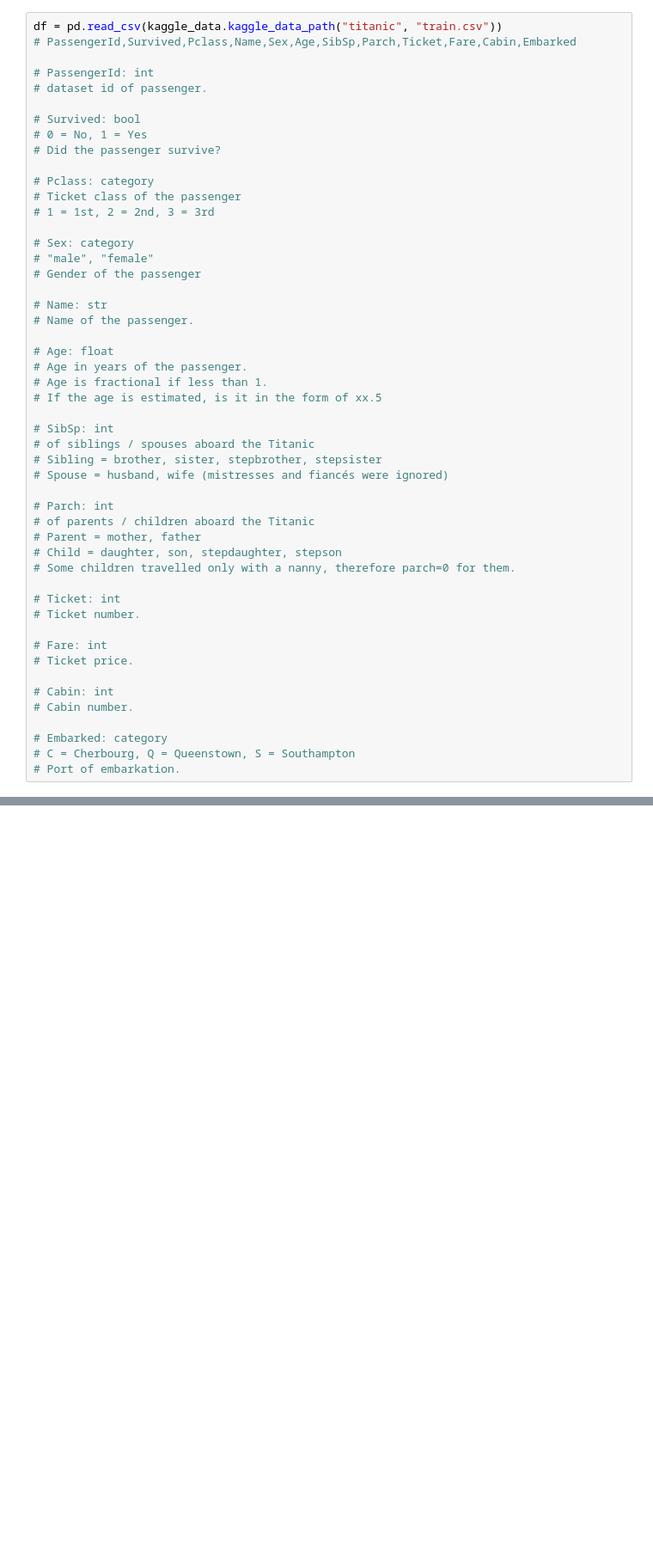
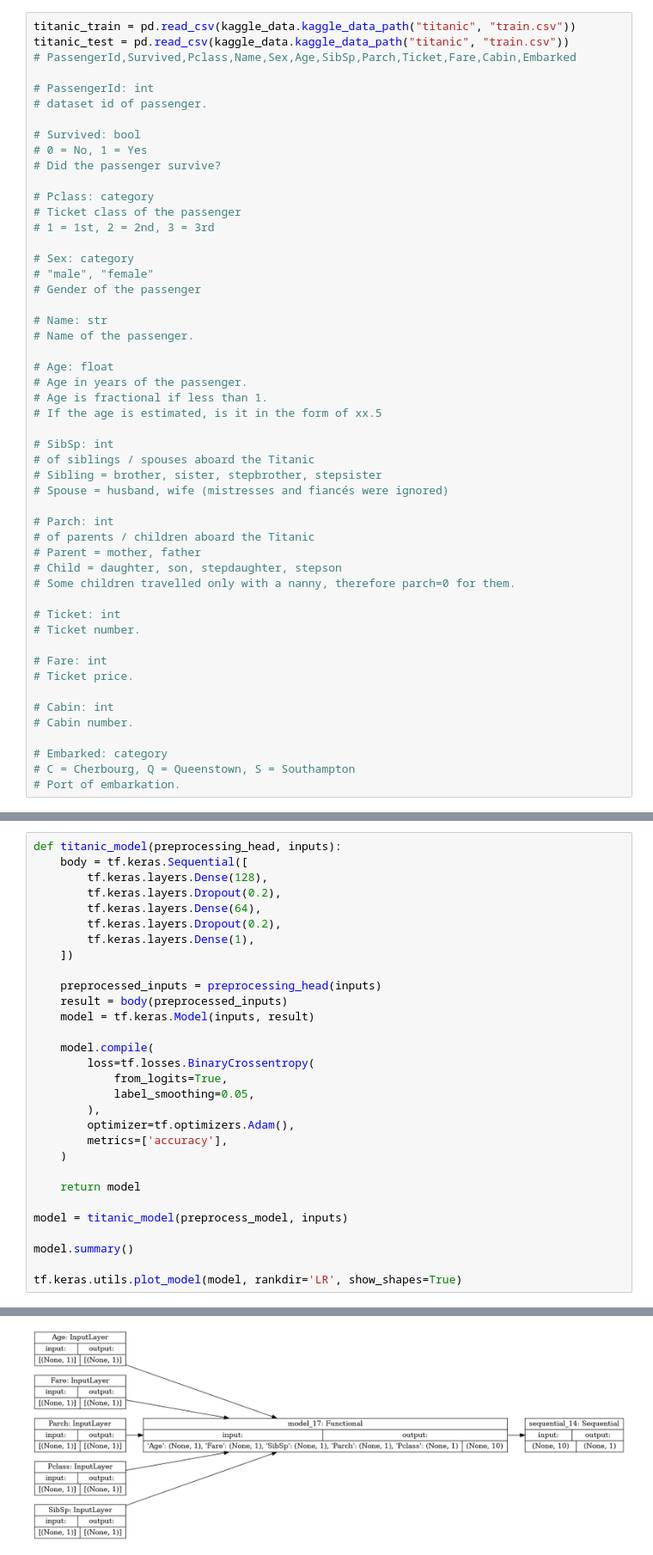
Before and after one commit to crutcher/smot, a Jupyter notebook: smot/problems/kaggle/titanic/notebook.ipynb, the cells around one changed output, grey strips where cells are left out. Shown at 86% size. Saved outputs shown, nothing was run; the diff lists cells and outputs as text; blank space fills up the shorter version.

Commit message:
68% titanic model, no normalization

```diff
--- a/smot/problems/kaggle/titanic/notebook.ipynb
+++ b/smot/problems/kaggle/titanic/notebook.ipynb
@@ -3,7 +6,8 @@ import pandas as pd
 
 from smot.training import kaggle_data
 # %%
-df = pd.read_csv(kaggle_data.kaggle_data_path("titanic", "train.csv"))
+titanic_train = pd.read_csv(kaggle_data.kaggle_data_path("titanic", "train.csv"))
+titanic_test = pd.read_csv(kaggle_data.kaggle_data_path("titanic", "train.csv"))
 # PassengerId,Survived,Pclass,Name,Sex,Age,SibSp,Parch,Ticket,Fare,Cabin,Embarked
 
 # PassengerId: int
@@ -56,0 +142,31 @@ df = pd.read_csv(kaggle_data.kaggle_data_path("titanic", "train.csv"))
+# %%
+def titanic_model(preprocessing_head, inputs):
+    body = tf.keras.Sequential([
+        tf.keras.layers.Dense(128),
+        tf.keras.layers.Dropout(0.2),
+        tf.keras.layers.Dense(64),
+        tf.keras.layers.Dropout(0.2),
+        tf.keras.layers.Dense(1),
+    ])
+
+    preprocessed_inputs = preprocessing_head(inputs)
+    result = body(preprocessed_inputs)
+    model = tf.keras.Model(inputs, result)
+
+    model.compile(
+        loss=tf.losses.BinaryCrossentropy(
+            from_logits=True,
+            label_smoothing=0.05,
+        ),
+        optimizer=tf.optimizers.Adam(),
+        metrics=['accuracy'],
+    )
+
+    return model
+
+model = titanic_model(preprocess_model, inputs)
+
+model.summary()
+
+tf.keras.utils.plot_model(model, rankdir='LR', show_shapes=True)
+# %% [output]
@@ -56,0 +190 @@ df = pd.read_csv(kaggle_data.kaggle_data_path("titanic", "train.csv"))
+[figure, added]
```
Also changed, not shown: parts of 6 cells of this notebook.
